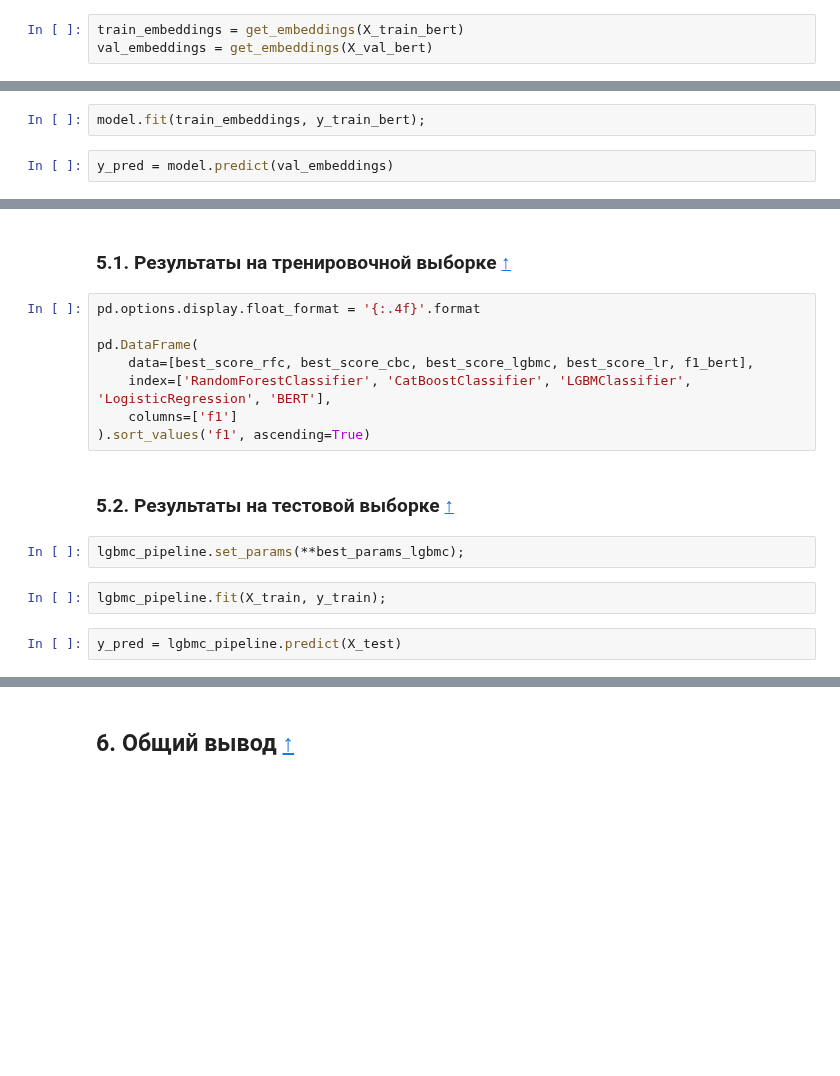
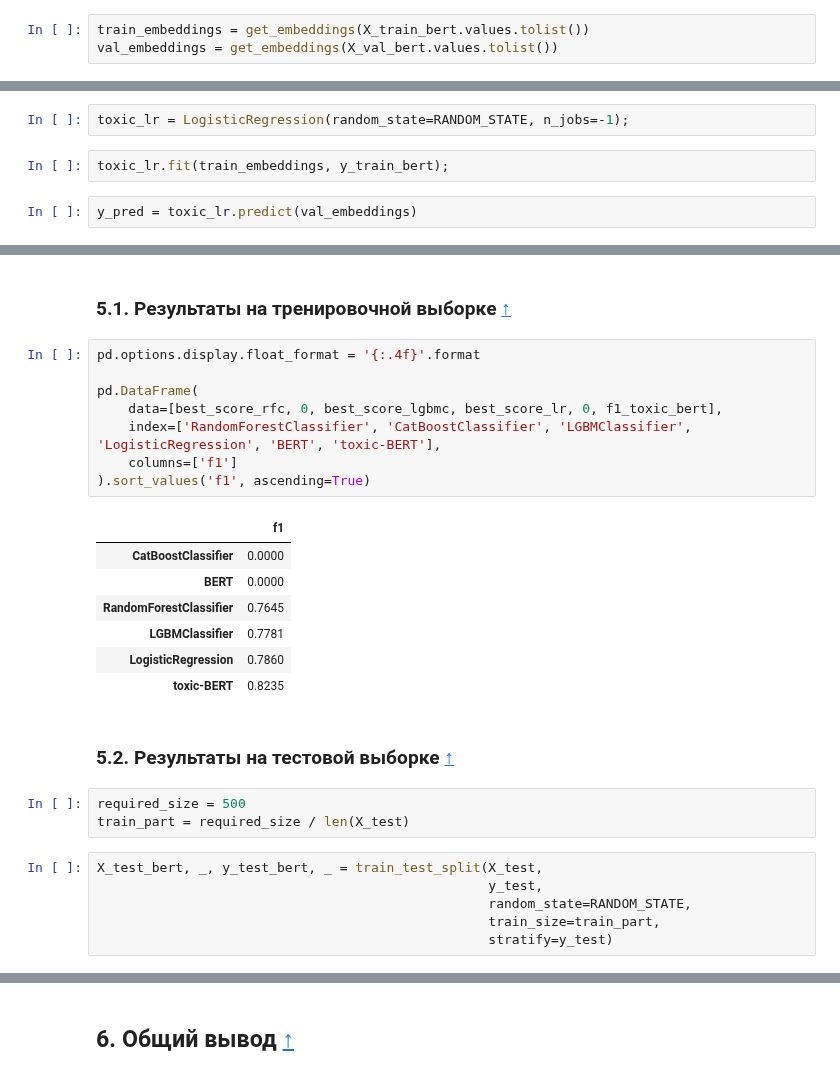
Before and after one commit to dolbilov/yandex_practicum_projects, a Jupyter notebook: 17_toxic_comments/project.ipynb, the cells around one changed output, grey strips where cells are left out. Saved outputs shown, nothing was run; the diff lists cells and outputs as text; blank space fills up the shorter version.

```diff
--- a/17_toxic_comments/project.ipynb
+++ b/17_toxic_comments/project.ipynb
@@ -924,5 +1040,5 @@ def get_embeddings(texts):
     embeddings = outputs.last_hidden_state[:, 0, :].numpy()
     return embeddings
 # %%
-train_embeddings = get_embeddings(X_train_bert)
-val_embeddings = get_embeddings(X_val_bert)
+train_embeddings = get_embeddings(X_train_bert.values.tolist())
+val_embeddings = get_embeddings(X_val_bert.values.tolist())
@@ -931,4 +1045,6 @@ model = LogisticRegression();
+# %%
+toxic_lr = LogisticRegression(random_state=RANDOM_STATE, n_jobs=-1);
 # %%
-model.fit(train_embeddings, y_train_bert);
+toxic_lr.fit(train_embeddings, y_train_bert);
 # %%
-y_pred = model.predict(val_embeddings)
+y_pred = toxic_lr.predict(val_embeddings)
@@ -958,9 +1081,17 @@ ConfusionMatrixDisplay.from_predictions(y_val_bert, y_pred)
 # %%
 pd.options.display.float_format = '{:.4f}'.format
 
 pd.DataFrame(
-    data=[best_score_rfc, best_score_cbc, best_score_lgbmc, best_score_lr, f1_bert],
-    index=['RandomForestClassifier', 'CatBoostClassifier', 'LGBMClassifier', 'LogisticRegression', 'BERT'],
+    data=[best_score_rfc, 0, best_score_lgbmc, best_score_lr, 0, f1_toxic_bert],
+    index=['RandomForestClassifier', 'CatBoostClassifier', 'LGBMClassifier', 'LogisticRegression', 'BERT', 'toxic-BERT'],
     columns=['f1']
 ).sort_values('f1', ascending=True)
+# %% [output]
+|  | f1 |
+| CatBoostClassifier | 0.0000 |
+| BERT | 0.0000 |
+| RandomForestClassifier | 0.7645 |
+| LGBMClassifier | 0.7781 |
+| LogisticRegression | 0.7860 |
+| toxic-BERT | 0.8235 |
 # %% [markdown]
@@ -968,6 +1099,9 @@ pd.DataFrame(
-# %%
-lgbmc_pipeline.set_params(**best_params_lgbmc);
-# %%
-lgbmc_pipeline.fit(X_train, y_train);
-# %%
-y_pred = lgbmc_pipeline.predict(X_test)
+# %%
+required_size = 500
+train_part = required_size / len(X_test)
+# %%
+X_test_bert, _, y_test_bert, _ = train_test_split(X_test,
+                                                  y_test,
+                                                  random_state=RANDOM_STATE,
+                                                  train_size=train_part,
+                                                  stratify=y_test)
```
Also changed, not shown: parts of 76 cells of this notebook.
